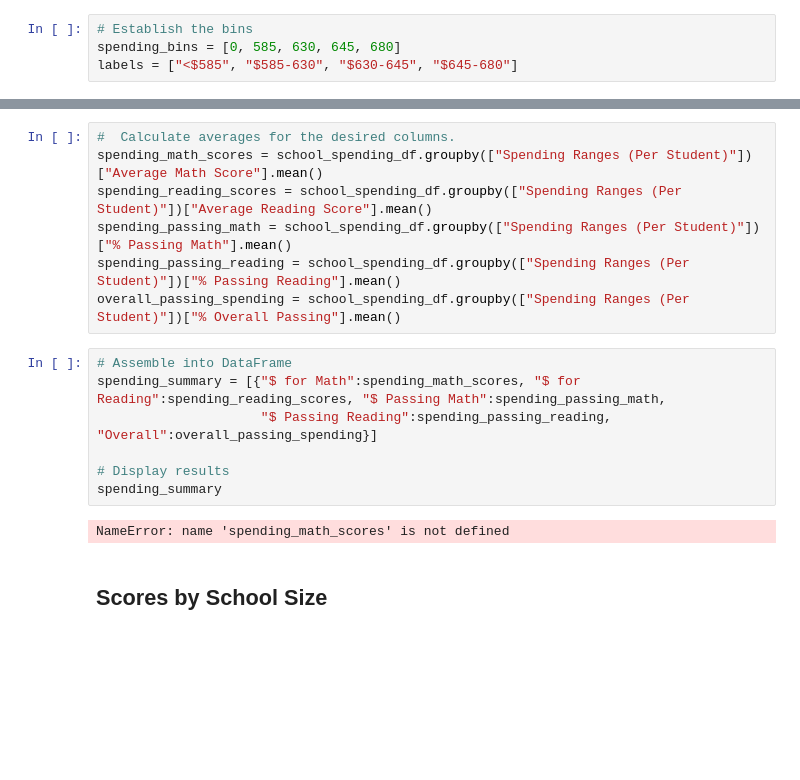
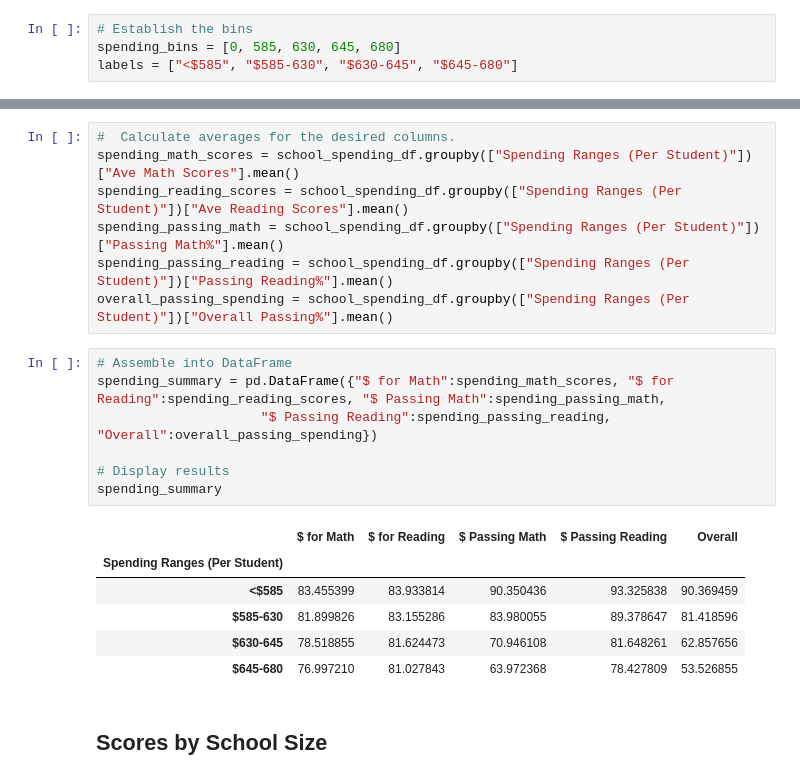
Before and after one commit to DKogge/pandas-challenge, a Jupyter notebook: PyCitySchools/PyCitySchools_starter.ipynb, the cells around one changed output, grey strips where cells are left out. Drawn from its saved outputs; the diff is of its cells as text; blank space fills up the shorter version.

```diff
--- a/PyCitySchools/PyCitySchools_starter.ipynb
+++ b/PyCitySchools/PyCitySchools_starter.ipynb
@@ -486,19 +504,24 @@ TypeError: '<' not supported between instances of 'int' and 'str'
 # %%
 #  Calculate averages for the desired columns.
-spending_math_scores = school_spending_df.groupby(["Spending Ranges (Per Student)"])["Average Math Score"].mean()
-spending_reading_scores = school_spending_df.groupby(["Spending Ranges (Per Student)"])["Average Reading Score"].mean()
-spending_passing_math = school_spending_df.groupby(["Spending Ranges (Per Student)"])["% Passing Math"].mean()
-spending_passing_reading = school_spending_df.groupby(["Spending Ranges (Per Student)"])["% Passing Reading"].mean()
-overall_passing_spending = school_spending_df.groupby(["Spending Ranges (Per Student)"])["% Overall Passing"].mean()
+spending_math_scores = school_spending_df.groupby(["Spending Ranges (Per Student)"])["Ave Math Scores"].mean()
+spending_reading_scores = school_spending_df.groupby(["Spending Ranges (Per Student)"])["Ave Reading Scores"].mean()
+spending_passing_math = school_spending_df.groupby(["Spending Ranges (Per Student)"])["Passing Math%"].mean()
+spending_passing_reading = school_spending_df.groupby(["Spending Ranges (Per Student)"])["Passing Reading%"].mean()
+overall_passing_spending = school_spending_df.groupby(["Spending Ranges (Per Student)"])["Overall Passing%"].mean()
 # %%
 # Assemble into DataFrame
-spending_summary = [{"$ for Math":spending_math_scores, "$ for Reading":spending_reading_scores, "$ Passing Math":spending_passing_math,
-                     "$ Passing Reading":spending_passing_reading, "Overall":overall_passing_spending}]
+spending_summary = pd.DataFrame({"$ for Math":spending_math_scores, "$ for Reading":spending_reading_scores, "$ Passing Math":spending_passing_math,
+                     "$ Passing Reading":spending_passing_reading, "Overall":overall_passing_spending})
 
 # Display results
 spending_summary
 # %% [output]
-NameError: name 'spending_math_scores' is not defined
+|  | $ for Math | $ for Reading | $ Passing Math | $ Passing Reading | Overall |
+| Spending Ranges (Per Student) |  |  |  |  |  |
+| <$585 | 83.455399 | 83.933814 | 90.350436 | 93.325838 | 90.369459 |
+| $585-630 | 81.899826 | 83.155286 | 83.980055 | 89.378647 | 81.418596 |
+| $630-645 | 78.518855 | 81.624473 | 70.946108 | 81.648261 | 62.857656 |
+| $645-680 | 76.997210 | 81.027843 | 63.972368 | 78.427809 | 53.526855 |
 # %% [markdown]
 ## Scores by School Size
 # %%
```
Also changed, not shown: parts of 8 cells of this notebook.
